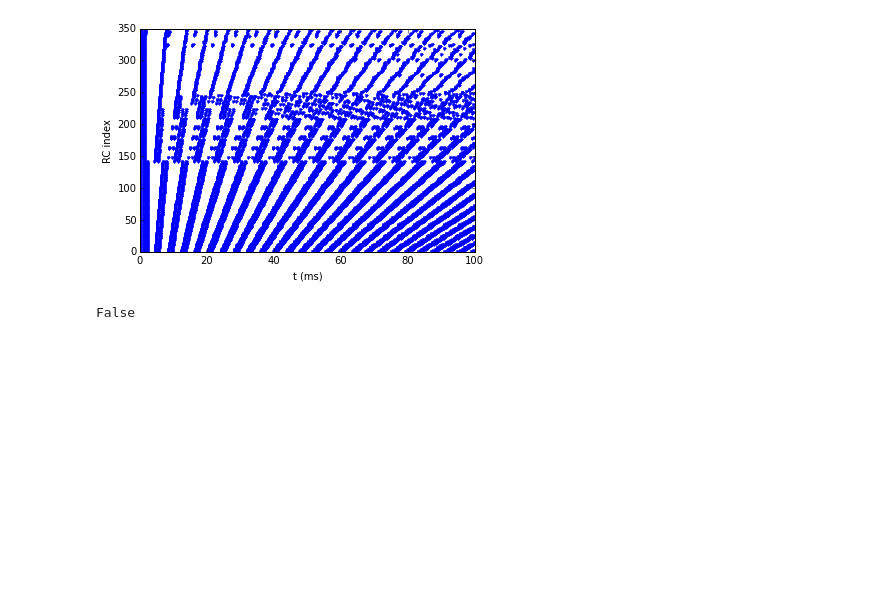
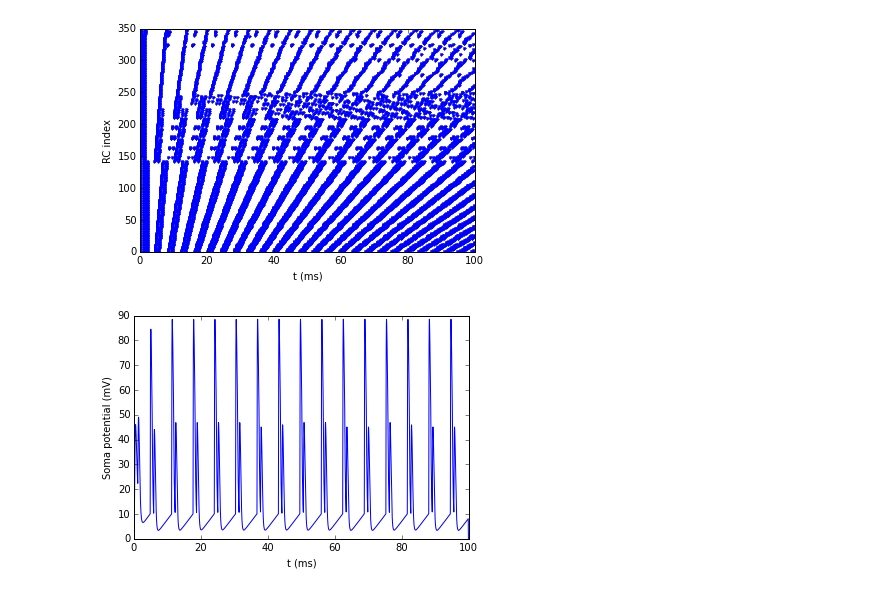
Before and after one commit to rnwatanabe/projectPR, a Jupyter notebook: ExampleNotebooks/InjectedCurrentRenshawCellPool.ipynb, the cells around one changed output. Drawn from its saved outputs; the diff is of its cells as text; code cells hidden in the pictures; blank space fills up the shorter version.

Commit message:
Noise

```diff
--- a/ExampleNotebooks/InjectedCurrentRenshawCellPool.ipynb
+++ b/ExampleNotebooks/InjectedCurrentRenshawCellPool.ipynb
@@ -25,14 +20,24 @@ Interneuron Pool of RC built
 # %%
 # Time vector for the simulation
 t = np.arange(0.0, conf.simDuration_ms, conf.timeStep_ms)
+
+membPotential = np.zeros_like(t, dtype = 'd')
 # %%
+pools = []
+pools.append(InterneuronPool(conf, 'RC'))
+
+noise = []
+
+
 # The simulation  itself
+
 tic = time.clock()
 for i in xrange(0,len(t)-1):
     # Here you can change the injected current in the Resnhaw cell during the simulation
     for j in pools[0].unit:
-        j.iInjected = 20
+        j.iInjected = 10
     pools[0].atualizeInterneuronPool(t[i])
+    membPotential[i] = pools[0].unit[175].v_mV # This command records the membrane potential of the RC with index 175.
 toc = time.clock()
 print str(toc - tic) + ' seconds'
 # %% [output]
@@ -49,9 +55,12 @@ plt.ylabel('RC index')
 plt.show()
 # %% [output]
 [figure]
-# %%
-a = 'inf'
-b = float(a)
-np.isfinite(b)
-# %% [output]
-False
+# %%
+plt.plot(t, membPotential, '-')
+
+plt.xlabel('t (ms)')
+plt.ylabel('Soma potential (mV)')
+
+plt.show()
+# %% [output]
+[figure, added]
```
Also changed, not shown: parts of 4 cells of this notebook, 4 other files.
